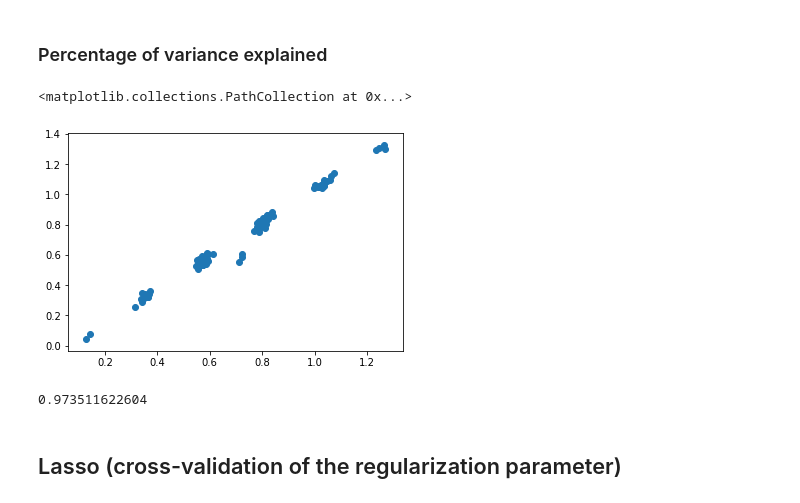
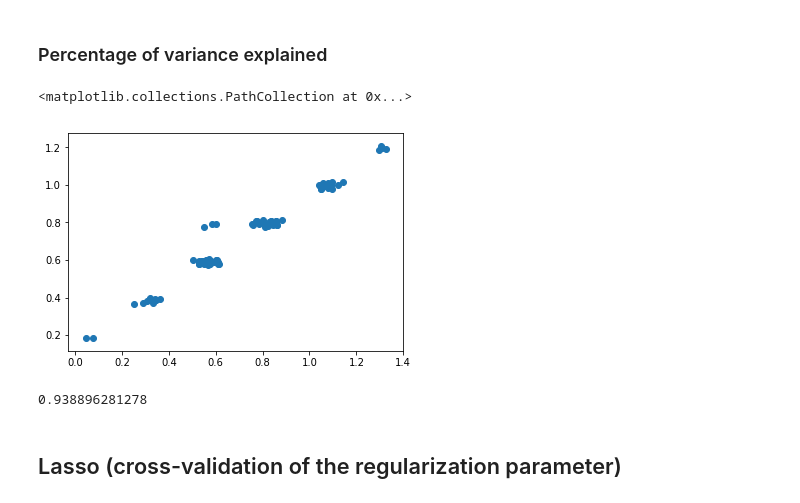
Before and after one commit to chagaz/practical-microbiomess-2017, a Jupyter notebook: Microbiome practical.ipynb, the cells around one changed output. Drawn from its saved outputs; the diff is of its cells as text; code cells hidden in the pictures.

```diff
--- a/Microbiome practical.ipynb
+++ b/Microbiome practical.ipynb
@@ -307,0 +276,14 @@ Index([u'FID', u'IID', u'PAT', u'MAT', u'SEX', u'PHENOTYPE', u'rs6681049',
+# %%
+# Restrict X to the one column corresponding to the most significant SNP.
+# Need to remove 6 when taking the indices because the first 6 columns are not in X.
+
+X_r = X[:, (df.columns.get_loc('rs1015896')-6)]
+# reshape X_r as a 2D (column) array
+X_r = np.atleast_2d(X_r).T
+print X_r.shape
+
+m = linear_model.LinearRegression(fit_intercept=True)
+m.fit(X_r, y)
+y_pred = m.predict(X_r)
+print metrics.r2_score(y, y_pred)
+print metrics.explained_variance_score(y, y_pred)
@@ -319,7 +305,7 @@ print X_sig.shape
 (89, 2)
 # %%
 # Create a linear model that uses the two significant SNPs and no intercept
-model = linear_model.LinearRegression(fit_intercept=False)
+model = linear_model.LinearRegression(fit_intercept=True)
 # %%
 # Fit model to data
 model.fit(X_sig, y)
@@ -344,7 +334,7 @@ print metrics.explained_variance_score(y_pred, y)
 # %%
 from sklearn import linear_model
 # %%
-lasso = linear_model.Lasso(alpha=0.01)
+lasso = linear_model.Lasso(alpha=0.02)
 # %%
 lasso.fit(X, y)
 # %% [output]
@@ -391,19 +377,24 @@ plt.scatter(causal_SNPs_indices,
 # %% [markdown]
 ### Percentage of variance explained
+# %%
+selected_snps = np.where(lasso.coef_)[0]
+model = linear_model.LinearRegression(fit_intercept=False)
+model.fit(X[:, selected_snps], y)
+y_pred = model.predict(X[:, selected_snps])
 # %%
 # Make predictions with model
 y_pred = lasso.predict(X)
 # %%
 # Visualize predictions against true values
-plt.scatter(y_pred, y)
+plt.scatter(y, y_pred)
 # %% [output]
 <matplotlib.collections.PathCollection at 0x...>
-[figure, old version]
+[figure, new version]
 # %%
 # Percentage of variance explained
-print metrics.explained_variance_score(y_pred, y)
+print metrics.explained_variance_score(y, y_pred)
 # %% [output]
-0.973511622604
+0.938896281278
 # %% [markdown]
 ## Lasso (cross-validation of the regularization parameter)
 # %%
```
Also changed, not shown: parts of 49 cells of this notebook, 1 other file.
